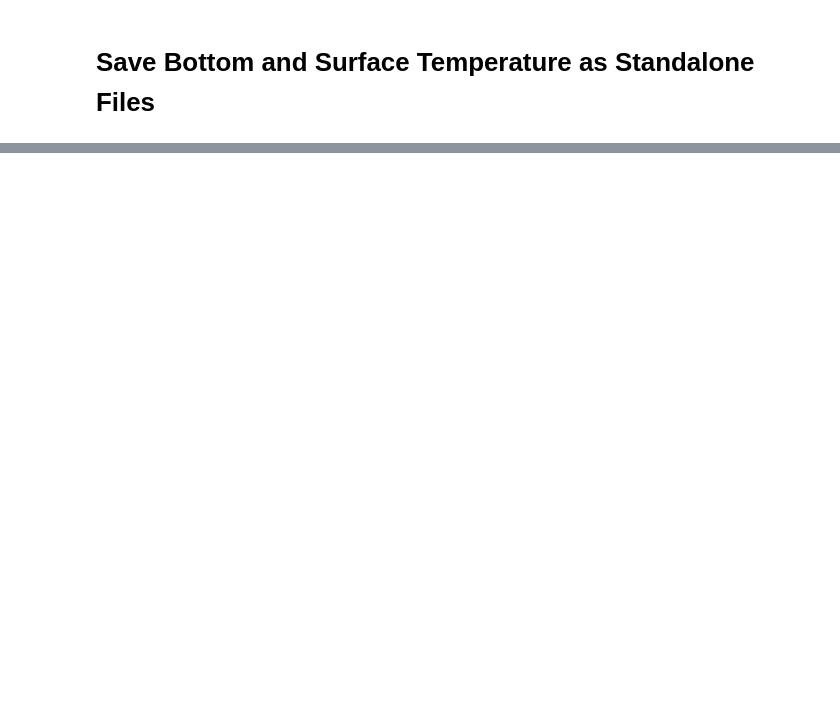
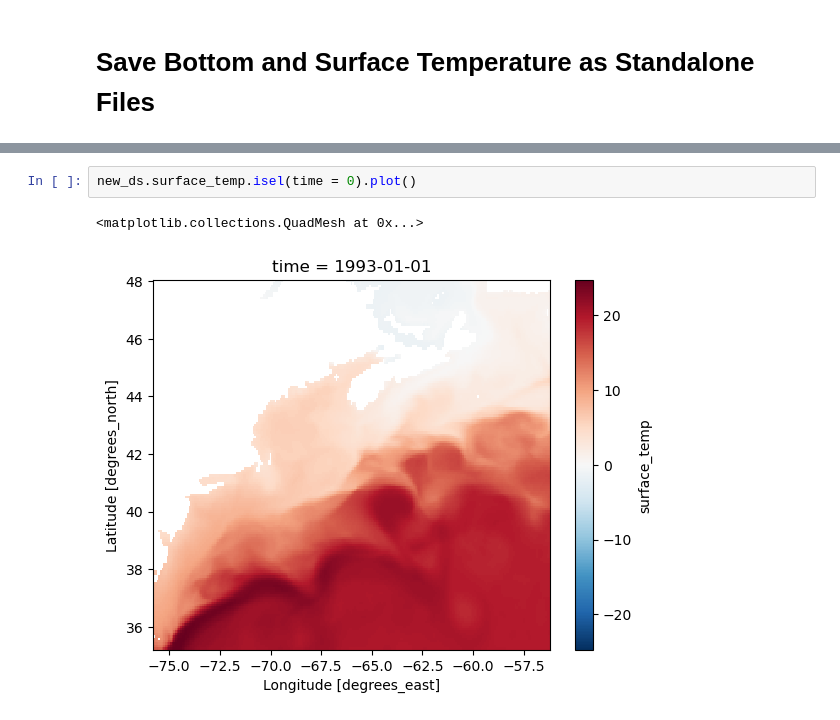
Before and after one commit to bartdifiore/lobSDM, a Jupyter notebook: Code/GLORYs_processing.ipynb, the cells around one changed output, grey strips where cells are left out. Saved outputs shown, nothing was run; the diff lists cells and outputs as text; blank space fills up the shorter version.

```diff
--- a/Code/GLORYs_processing.ipynb
+++ b/Code/GLORYs_processing.ipynb
@@ -416,0 +553,5 @@ surface_ds_new.to_netcdf(f"{box_path}RES_Data/GLORYs/NW_Atl_MonthlyTemps/SST.nc"
+# %%
+new_ds.surface_temp.isel(time = 0).plot()
+# %% [output]
+<matplotlib.collections.QuadMesh at 0x...>
+[figure, added]
```
Also changed, not shown: parts of 21 cells of this notebook, 8 other files.
